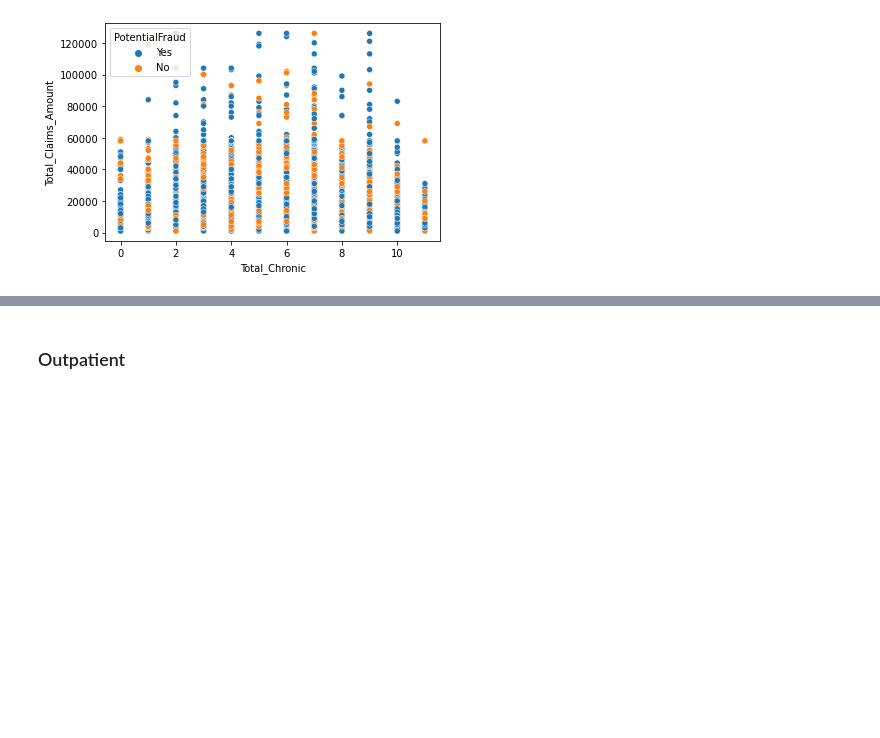
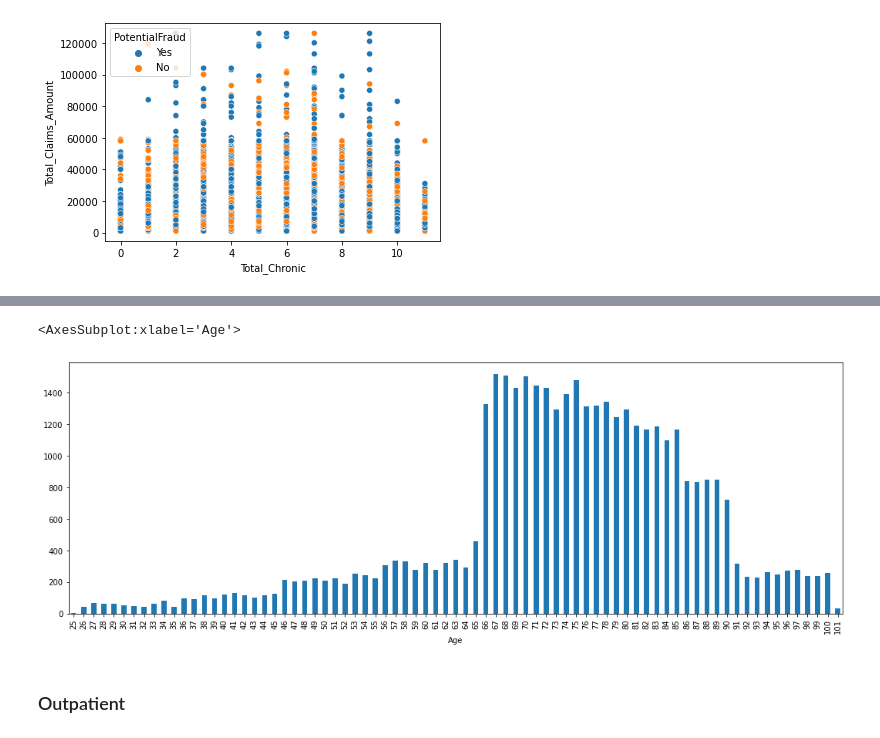
Before and after one commit to hedgekim/Healthcare-Fraud, a Jupyter notebook: Healthcare Fraud.ipynb, the cells around one changed output, grey strips where cells are left out. Cells and saved outputs as stored; diff of their text form; code cells hidden in the pictures; blank space fills up the shorter version.

```diff
--- a/Healthcare Fraud.ipynb
+++ b/Healthcare Fraud.ipynb
@@ -255,3 +275,10 @@ inpatient.boxplot(by='PotentialFraud', column=['Total_Claims_Amount'])
+# %%
+from pylab import rcParams
+rcParams['figure.figsize'] = 18, 6
+inpatient.groupby('Age')['Claim_Diag_Total'].agg('count').plot.bar()
+# %% [output]
+<AxesSubplot:xlabel='Age'>
+[figure, added]
 # %% [markdown]
 ### Outpatient
 # %%
```
Also changed, not shown: parts of 7 cells of this notebook.
